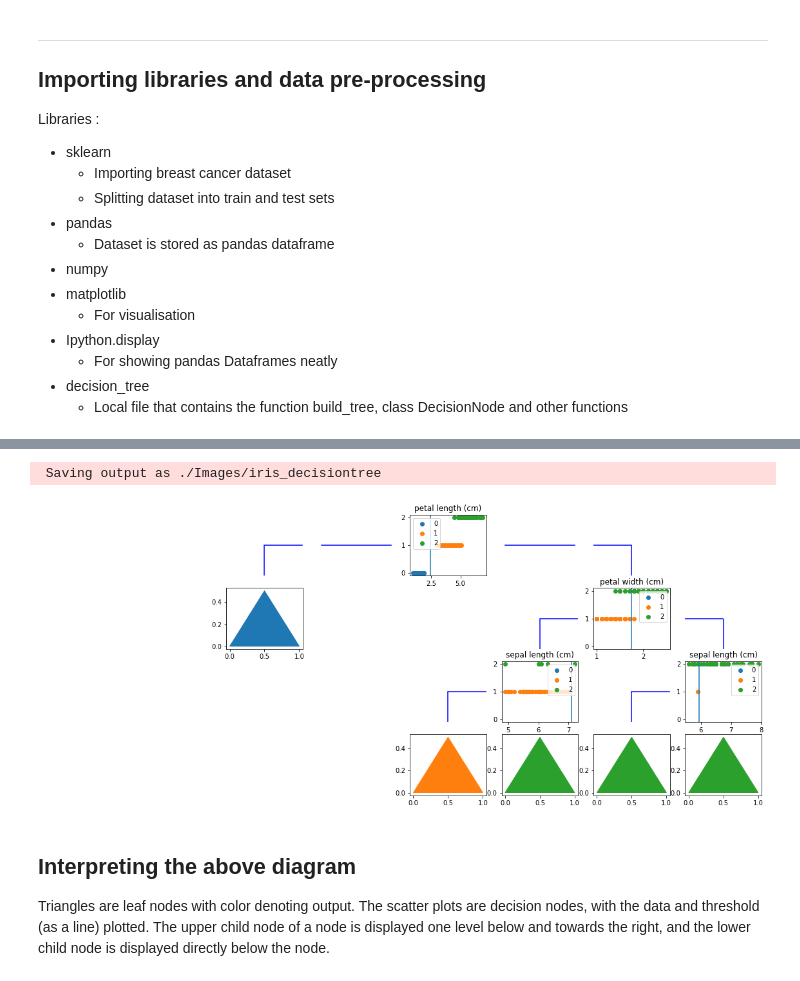
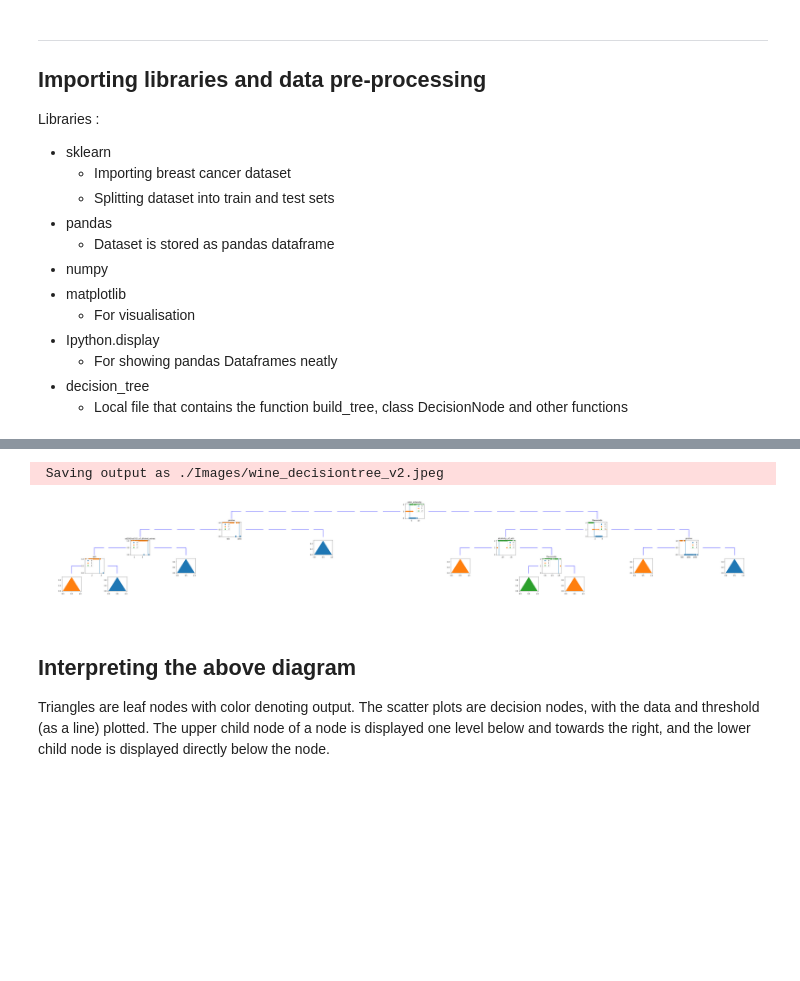
Before and after one commit to Ashwin-Rajesh/ML_projects, a Jupyter notebook: decision_trees/decision_tree_classification.ipynb, the cells around one changed output, grey strips where cells are left out. Cells and saved outputs as stored; diff of their text form; code cells hidden in the pictures; blank space fills up the shorter version.

```diff
--- a/decision_trees/decision_tree_classification.ipynb
+++ b/decision_trees/decision_tree_classification.ipynb
@@ -111,7 +123,7 @@ train, test = train_test_split(x, test_size=int(x.shape[0]*0.1))
 # %%
 # The level is the maximum number of decision nodes from root to the end (excluding leaf nodes)
 tick = time()
-root = build_tree(train, 3, debug=True)
+root = build_tree(train, 5, debug=True, drop=False, max_tries=10, min_data=20)
 print(" Fitting data took %.3f seconds"%(time()-tick))
 # %% [output]
             root : Initialised node with level :  0
@@ -254,8 +290,9 @@ print(" Train set accuracy : %4d/%4d - %.2f%%" % (total-error,total, 100*(total
-# %%
-visualize_tree_working(x, root, 3, save="./Images/%s_decisiontree"%dataset)
-# %% [output]
- Saving output as ./Images/iris_decisiontree
-[figure, removed]
+# %%
+save="./Images/%s_decisiontree_v2.jpeg"%dataset
+visualize_tree_working(x, root, 5, save=save)
+# %% [output]
+ Saving output as ./Images/wine_decisiontree_v2.jpeg
+[figure, added]
 # %% [markdown]
 ## Interpreting the above diagram
 
```
Also changed, not shown: parts of 7 cells of this notebook, 2 other files.
